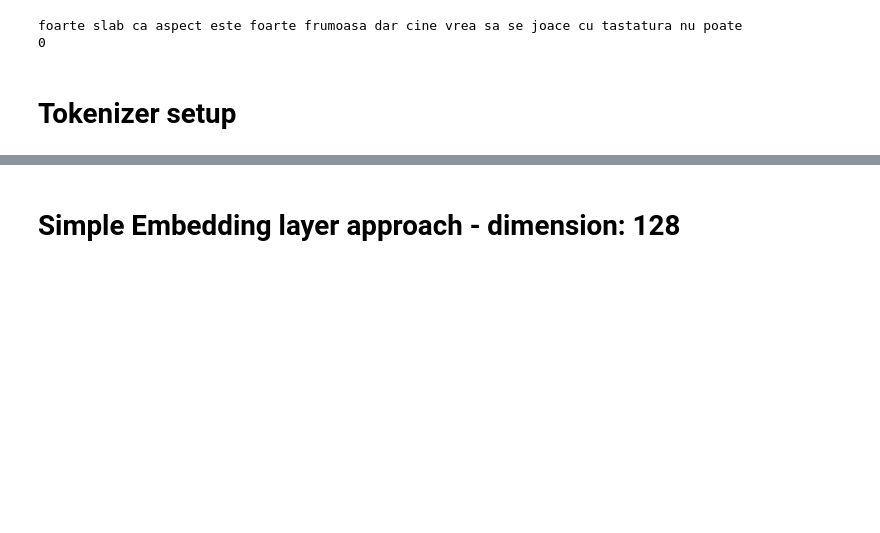
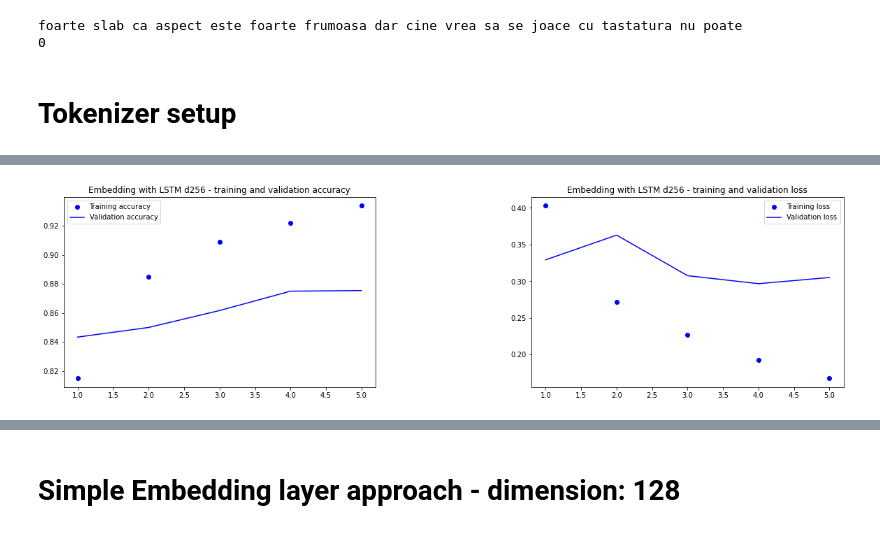
Before and after one commit to ncsereoka/SentRoL, a Jupyter notebook: SentRoL.ipynb, the cells around one changed output, grey strips where cells are left out. Drawn from its saved outputs; the diff is of its cells as text; code cells hidden in the pictures; blank space fills up the shorter version.

```diff
--- a/SentRoL.ipynb
+++ b/SentRoL.ipynb
@@ -64,0 +69,5 @@ tokenizer.fit_on_texts(x_train)
+# %%
+from approach import lstm_embedding
+
+config = lstm_embedding.Config(256, MAX_WORDS, MAX_LEN)
+model, history = lstm_embedding.train(config, tokenizer, x_train, y_train)
@@ -64,0 +92,5 @@ tokenizer.fit_on_texts(x_train)
+# %%
+from approach import plotting
+plotting.plot(history, 'Embedding with LSTM d256')
+# %% [output]
+[figure, added]
```
Also changed, not shown: parts of 16 cells of this notebook, 1 other file.
